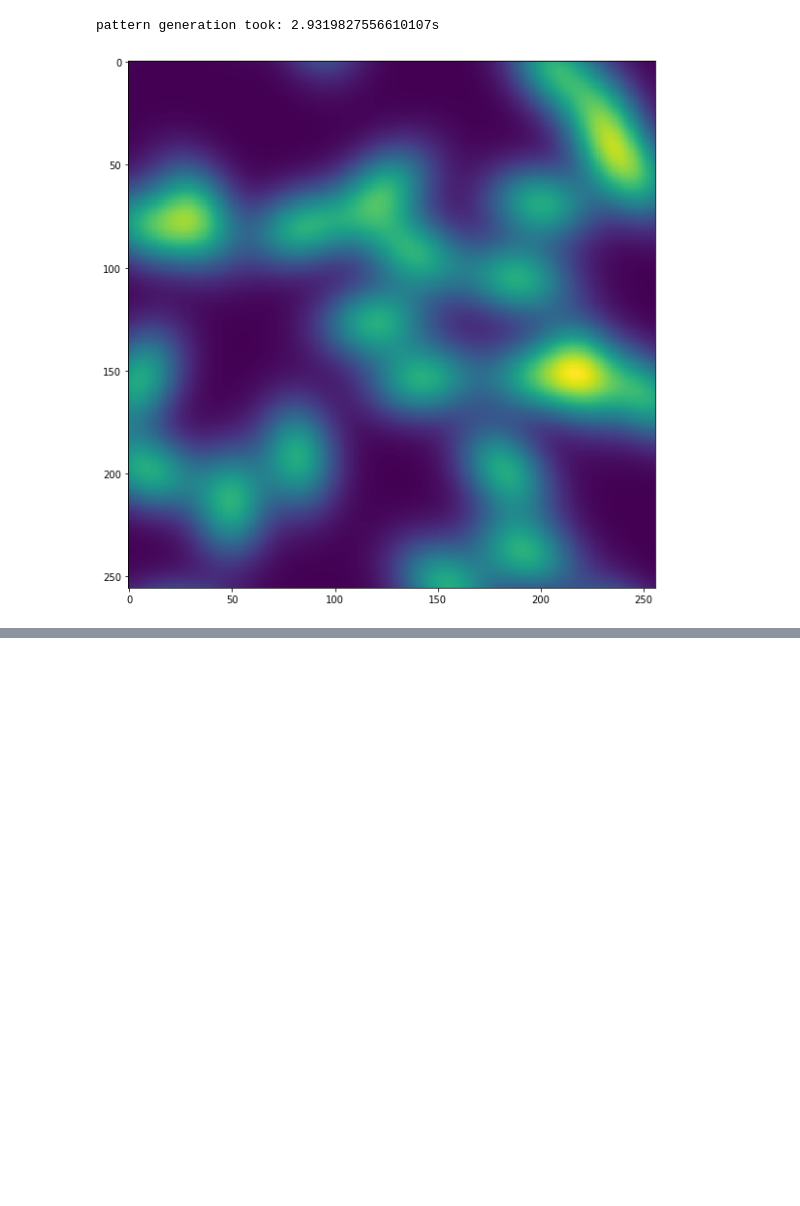
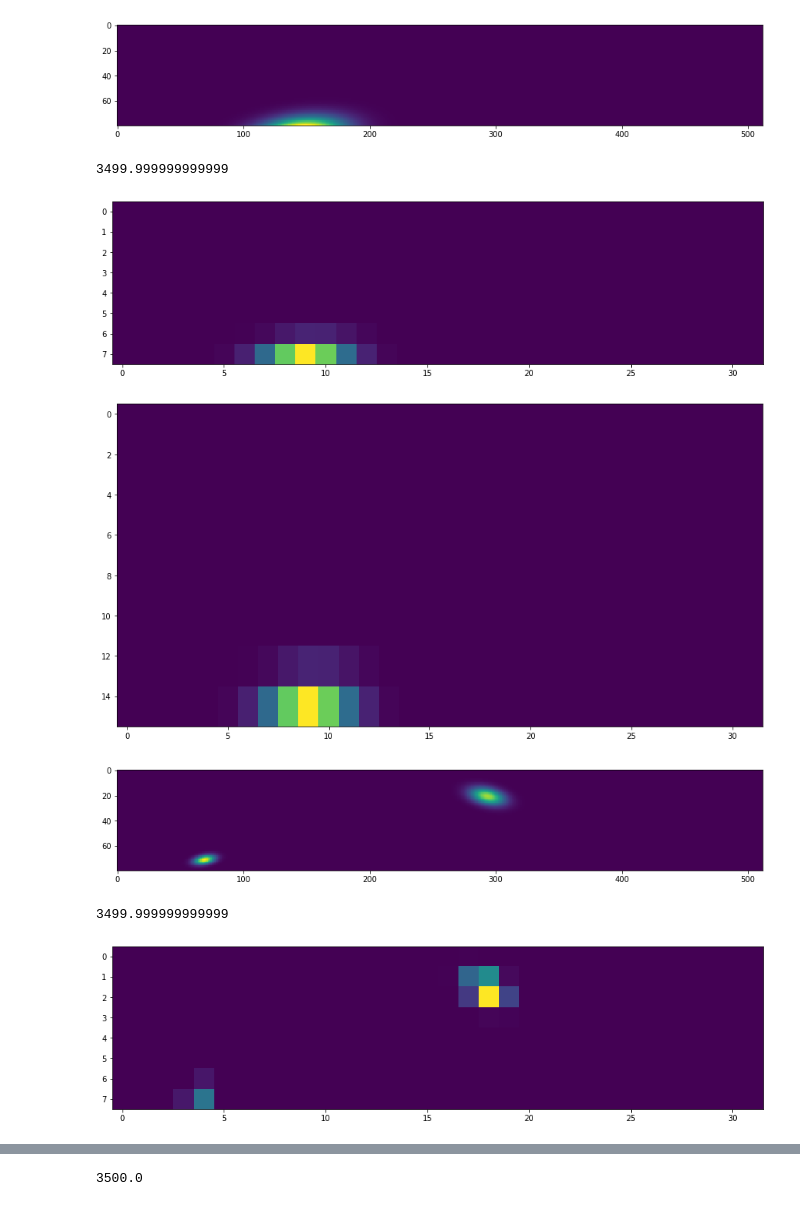
Before and after one commit to ShengCN/soft_shadow, a Jupyter notebook: pattern.ipynb, the cells around one changed output, grey strips where cells are left out. Drawn from its saved outputs; the diff is of its cells as text; code cells hidden in the pictures; blank space fills up the shorter version.

```diff
--- a/pattern.ipynb
+++ b/pattern.ipynb
@@ -50,15 +49,18 @@ pattern_generator = random_pattern()
-# %%
-s = time.time()
-pattern_list = []
-for i in range(51):
-    pattern = pattern_generator.get_pattern(num=i)
-    print('pattern generation took: {}s'.format(time.time() - s))
-    pattern_list.append(pattern)
-
-
-plt.figure(figsize=(15,10))
-plt.imshow(pattern)
-plt.show()
-# %% [output]
-pattern generation took: 2.9319827556610107s
-[figure, removed]
+# %%
+pattern = pattern_generator.get_pattern()
+for i in range(10):
+    pattern = pattern_generator.get_pattern(i+1, size=0.1)
+    show(pattern)
+    print(np.sum(pattern))
+    pattern = cv2.resize(pattern, (32, 8))
+    show(pattern)
+    pattern = cv2.resize(pattern, (32, 16), interpolation=cv2.INTER_NEAREST)
+    show(pattern)
+# %% [output]
+[figure, added]
+3499.999999999999
+[figure, added]
+[figure, added]
+[figure, added]
+3499.999999999999
+[figure, added]
@@ -64,0 +69 @@ pattern generation took: 2.9319827556610107s
+3500.0
```
Also changed, not shown: parts of 17 cells of this notebook, 16 other files.
